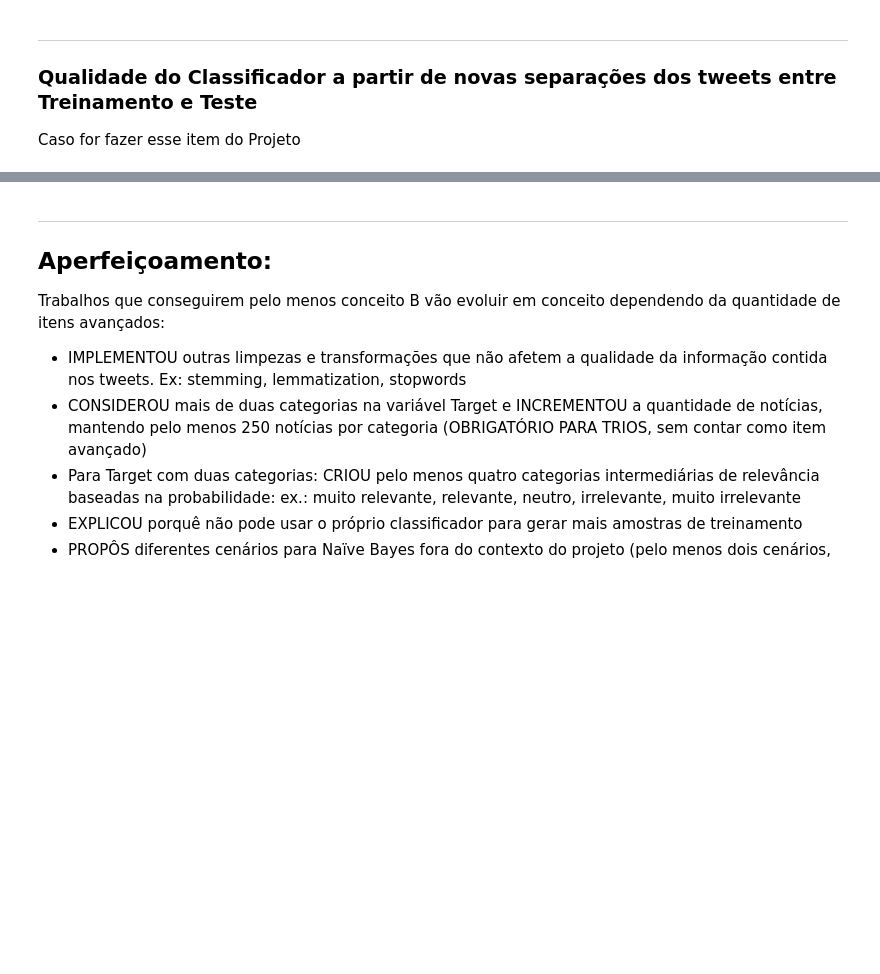
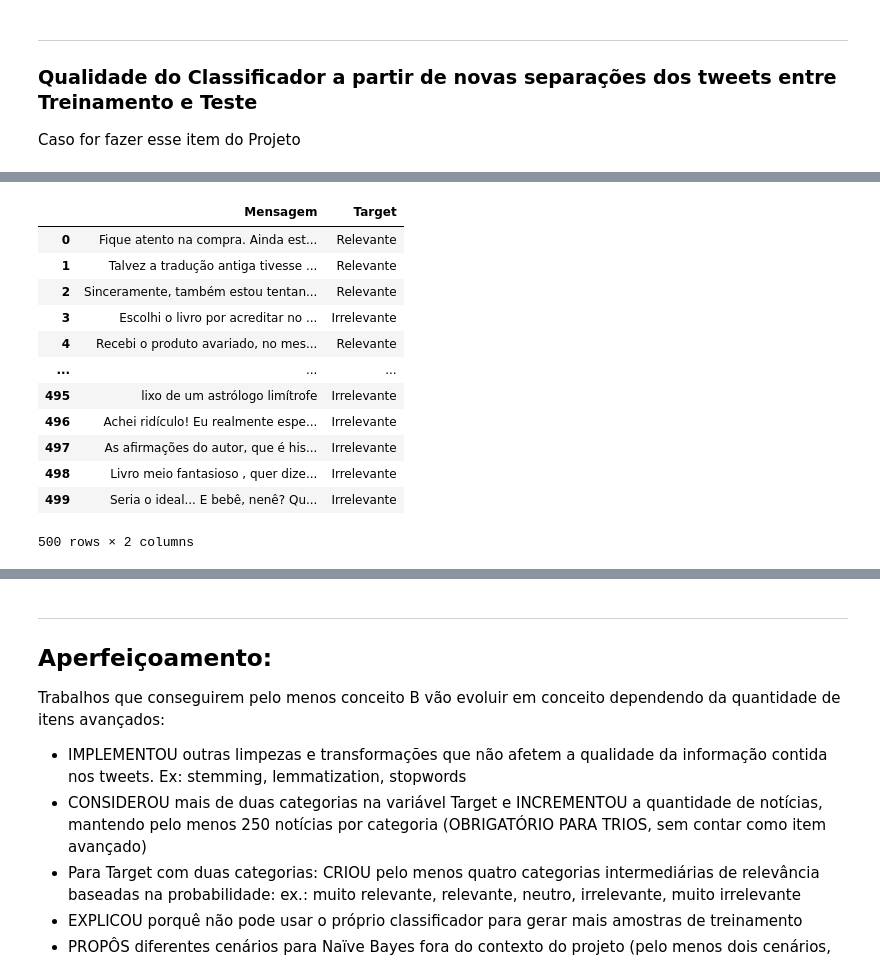
Before and after one commit to MateusMarinheiro18/Projeto-1-C-Dados, a Jupyter notebook: Projeto1 Template.ipynb, the cells around one changed output, grey strips where cells are left out. Saved outputs shown, nothing was run; the diff lists cells and outputs as text; code cells hidden in the pictures; blank space fills up the shorter version.

```diff
--- a/Projeto1 Template.ipynb
+++ b/Projeto1 Template.ipynb
@@ -376,0 +440,18 @@ Caso for fazer esse item do Projeto
+# %%
+#Apagando a coluna 'Classificador' da base de dados com todos os comentários
+dados_totais.drop('Classificador', axis= 1 , inplace = True)
+dados_totais
+# %% [output]
+|  | Mensagem | Target |
+| 0 | Fique atento na compra. Ainda est... | Relevante |
+| 1 | Talvez a tradução antiga tivesse ... | Relevante |
+| 2 | Sinceramente, também estou tentan... | Relevante |
+| 3 | Escolhi o livro por acreditar no ... | Irrelevante |
+| 4 | Recebi o produto avariado, no mes... | Relevante |
+| ... | ... | ... |
+| 495 | lixo de um astrólogo limítrofe | Irrelevante |
+| 496 | Achei ridículo! Eu realmente espe... | Irrelevante |
+| 497 | As afirmações do autor, que é his... | Irrelevante |
+| 498 | Livro meio fantasioso , quer dize... | Irrelevante |
+| 499 | Seria o ideal... E bebê, nenê? Qu... | Irrelevante |
+500 rows × 2 columns
```
Also changed, not shown: parts of 12 cells of this notebook.
